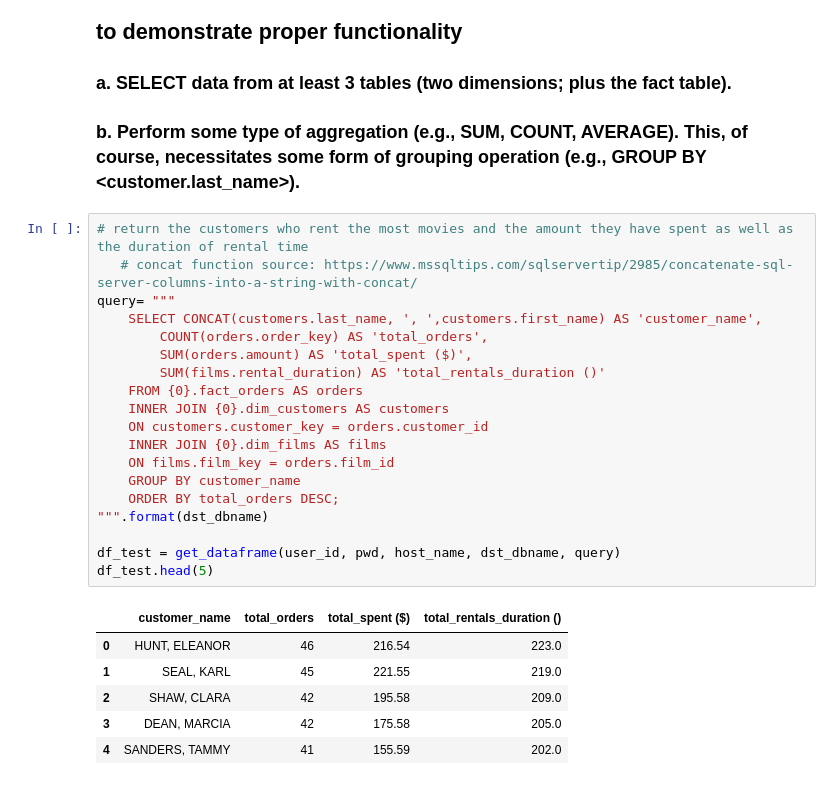
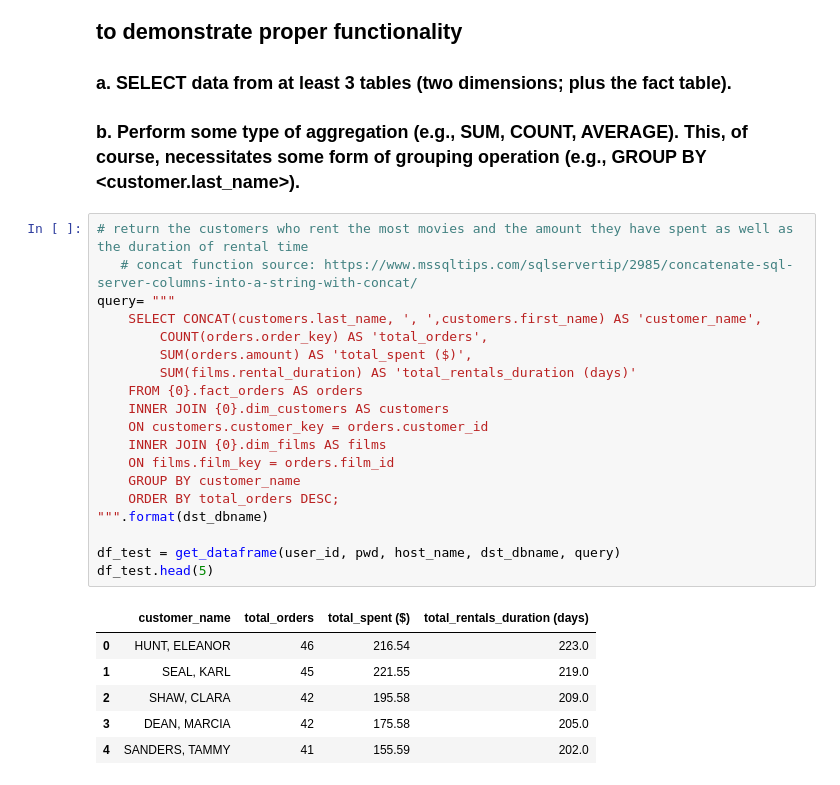
Before and after one commit to ecm8yu/DS2002-Midterm-ecm8yu, a Jupyter notebook: Midterm.ipynb, the cells around one changed output. Saved outputs shown, nothing was run; the diff lists cells and outputs as text.

```diff
--- a/Midterm.ipynb
+++ b/Midterm.ipynb
@@ -687,24 +687,24 @@ except:
 # %%
 # return the customers who rent the most movies and the amount they have spent as well as the duration of rental time
    # concat function source: https://www.mssqltips.com/sqlservertip/2985/concatenate-sql-server-columns-into-a-string-with-concat/
 query= """
     SELECT CONCAT(customers.last_name, ', ',customers.first_name) AS 'customer_name',
         COUNT(orders.order_key) AS 'total_orders',
         SUM(orders.amount) AS 'total_spent ($)',
-        SUM(films.rental_duration) AS 'total_rentals_duration ()'
+        SUM(films.rental_duration) AS 'total_rentals_duration (days)'
     FROM {0}.fact_orders AS orders
     INNER JOIN {0}.dim_customers AS customers
     ON customers.customer_key = orders.customer_id
     INNER JOIN {0}.dim_films AS films
     ON films.film_key = orders.film_id
     GROUP BY customer_name
     ORDER BY total_orders DESC;
 """.format(dst_dbname)
 
 df_test = get_dataframe(user_id, pwd, host_name, dst_dbname, query)
 df_test.head(5)
 # %% [output]
-|  | customer_name | total_orders | total_spent ($) | total_rentals_duration () |
+|  | customer_name | total_orders | total_spent ($) | total_rentals_duration (days) |
 | 0 | HUNT, ELEANOR | 46 | 216.54 | 223.0 |
 | 1 | SEAL, KARL | 45 | 221.55 | 219.0 |
 | 2 | SHAW, CLARA | 42 | 195.58 | 209.0 |
```
